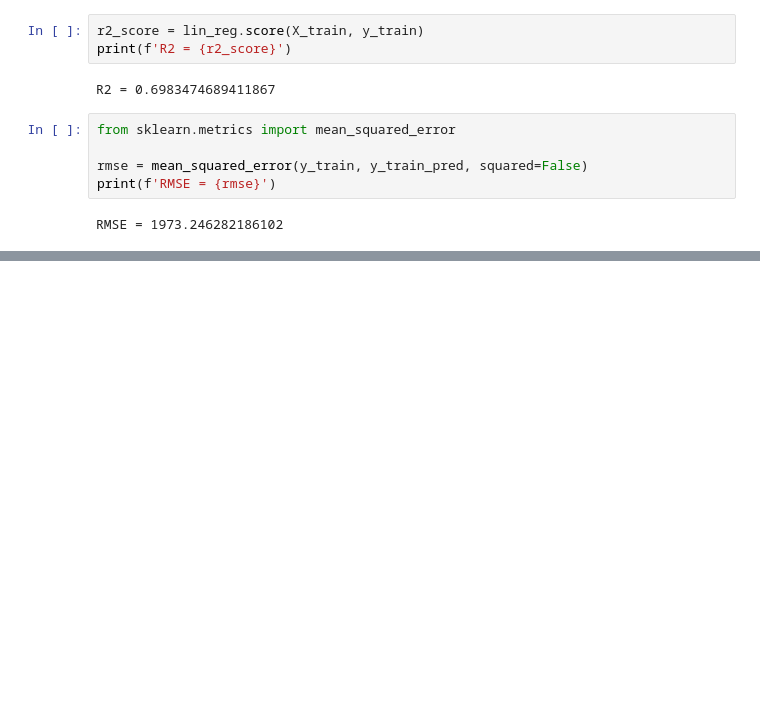
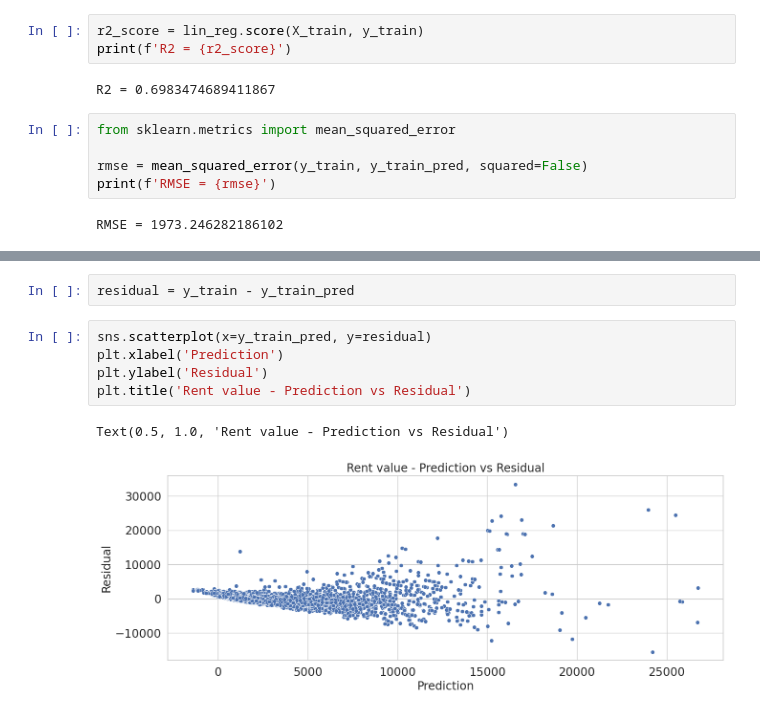
Before and after one commit to HWatanuki/Trabalho_D2APR, a Jupyter notebook: saopaulo-housing.ipynb, the cells around one changed output, grey strips where cells are left out. Cells and saved outputs as stored; diff of their text form; blank space fills up the shorter version.

```diff
--- a/saopaulo-housing.ipynb
+++ b/saopaulo-housing.ipynb
@@ -591,0 +600,10 @@ RMSE = 1973.246282186102
+# %%
+residual = y_train - y_train_pred
+# %%
+sns.scatterplot(x=y_train_pred, y=residual)
+plt.xlabel('Prediction')
+plt.ylabel('Residual')
+plt.title('Rent value - Prediction vs Residual')
+# %% [output]
+Text(0.5, 1.0, 'Rent value - Prediction vs Residual')
+[figure, added]
```
Also changed, not shown: parts of 2 cells of this notebook.
